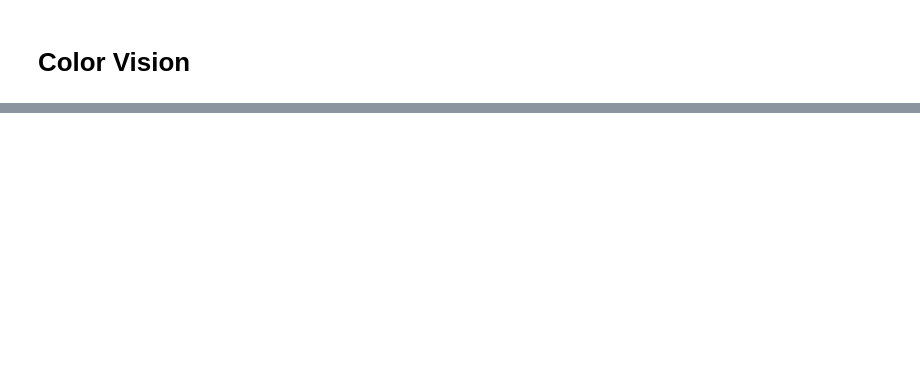
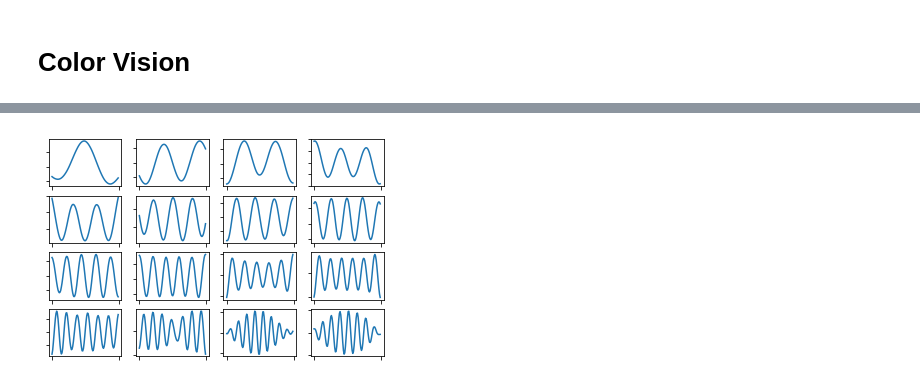
Before and after one commit to PatNolan14/MultimodalIntegration, a Jupyter notebook: Multimodal Integration (Code without explanations).ipynb, the cells around one changed output, grey strips where cells are left out. Drawn from its saved outputs; the diff is of its cells as text; code cells hidden in the pictures; blank space fills up the shorter version.

```diff
--- a/Multimodal Integration (Code without explanations).ipynb
+++ b/Multimodal Integration (Code without explanations).ipynb
@@ -476,0 +362,9 @@ for (i,each) in enumerate(all_clips):
+# %%
+# finding PCA components
+pcatemp = sklearn.decomposition.PCA(n_components=25)
+pcafit = pcatemp.fit(naturalSound)
+
+pca_comp = pcafit.components_
+showPatchesAudio(pca_comp)
+# %% [output]
+[figure, added]
```
Also changed, not shown: parts of 23 cells of this notebook.
